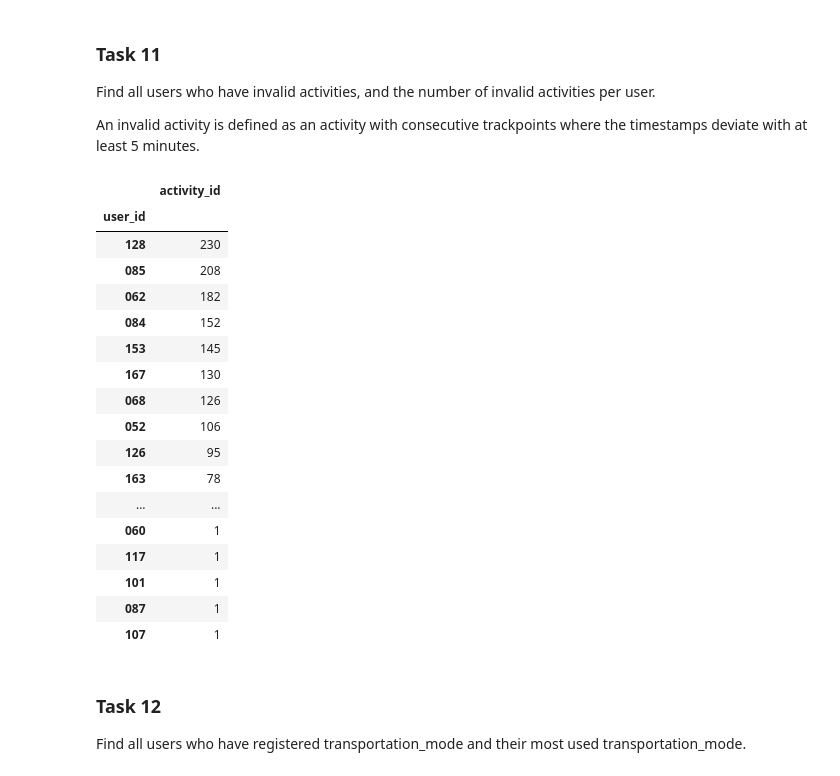
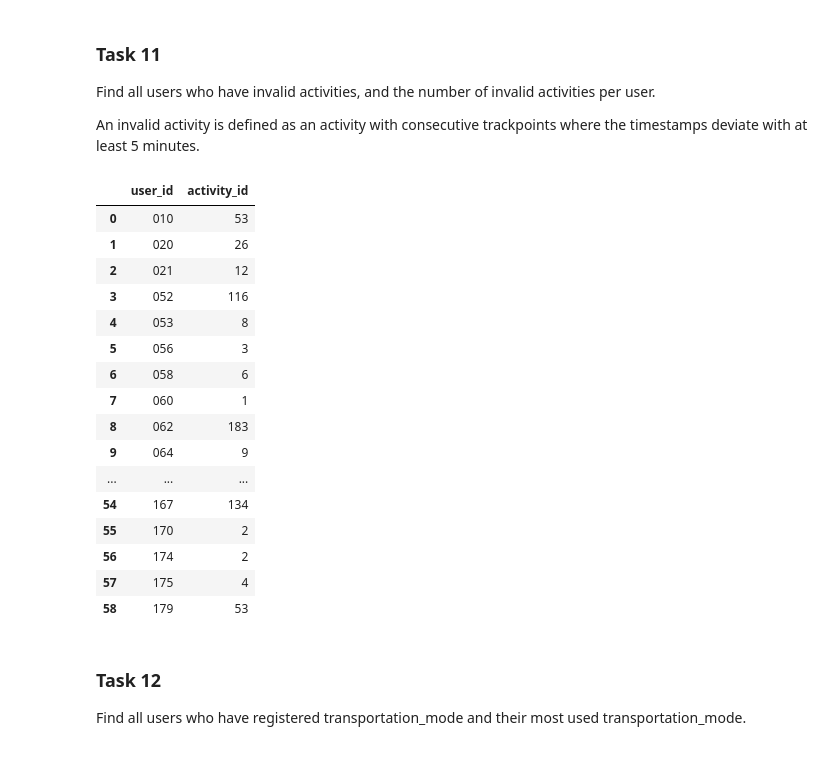
Before and after one commit to mathiasraa/tdt4225-mysql, a Jupyter notebook: notebooks/queries.ipynb, the cells around one changed output. Saved outputs shown, nothing was run; the diff lists cells and outputs as text; code cells hidden in the pictures.

```diff
--- a/notebooks/queries.ipynb
+++ b/notebooks/queries.ipynb
@@ -488,28 +499,25 @@ invalid_activities = user_track_points_df[
     > pd.Timedelta(minutes=5)
 ][["activity_id", "user_id"]]
 # %%
-invalid_activities.drop_duplicates().groupby("user_id").count().sort_values(
-    "activity_id", ascending=False
-)
+invalid_activities.drop_duplicates().groupby("user_id").count().reset_index()
 # %% [output]
-|  | activity_id |
-| user_id |  |
-| 128 | 230 |
-| 085 | 208 |
-| 062 | 182 |
-| 084 | 152 |
-| 153 | 145 |
-| 167 | 130 |
-| 068 | 126 |
-| 052 | 106 |
-| 126 | 95 |
-| 163 | 78 |
-| ... | ... |
-| 060 | 1 |
-| 117 | 1 |
-| 101 | 1 |
-| 087 | 1 |
-| 107 | 1 |
+|  | user_id | activity_id |
+| 0 | 010 | 53 |
+| 1 | 020 | 26 |
+| 2 | 021 | 12 |
+| 3 | 052 | 116 |
+| 4 | 053 | 8 |
+| 5 | 056 | 3 |
+| 6 | 058 | 6 |
+| 7 | 060 | 1 |
+| 8 | 062 | 183 |
+| 9 | 064 | 9 |
+| ... | ... | ... |
+| 54 | 167 | 134 |
+| 55 | 170 | 2 |
+| 56 | 174 | 2 |
+| 57 | 175 | 4 |
+| 58 | 179 | 53 |
 # %% [markdown]
 ### Task 12
 Find all users who have registered transportation_mode and their most used
```
Also changed, not shown: parts of 6 cells of this notebook, 1 other file.
